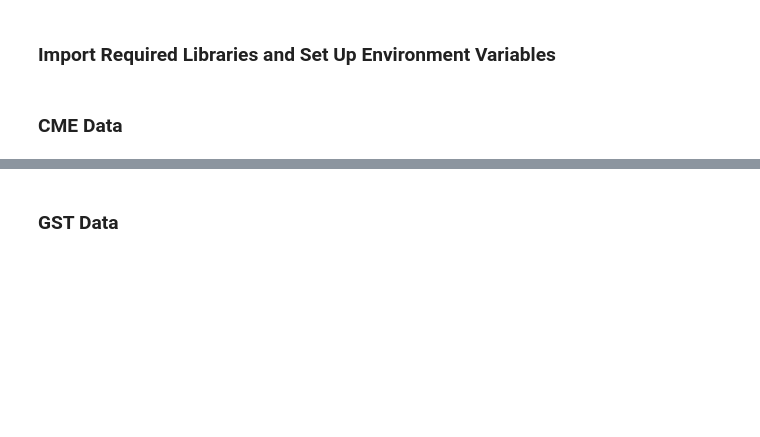
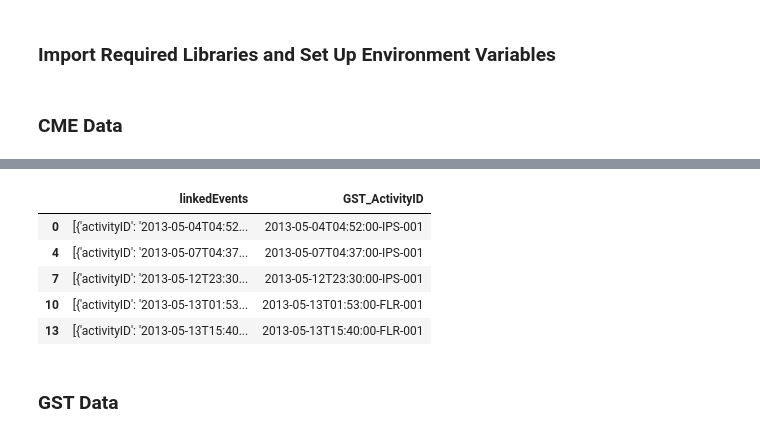
Before and after one commit to Armand57araujo/data-sourcing-challenge, a Jupyter notebook: retrieve_data.ipynb, the cells around one changed output, grey strips where cells are left out. Drawn from its saved outputs; the diff is of its cells as text; code cells hidden in the pictures; blank space fills up the shorter version.

```diff
--- a/retrieve_data.ipynb
+++ b/retrieve_data.ipynb
@@ -72,3 +176,24 @@ cme_json = cme_response.json()
 # Be sure to use a try and except block to handle errors
 
         # Log the error or print it for debugging
+
+
+# Function to extract 'activityID' from a dictionary
+def extract_activityID_from_dict(event_dict):
+    try:
+        # Attempt to extract the 'activityID' key from the dictionary
+        activity_id = event_dict['activityID']
+        return activity_id
+    except KeyError as e:
+        # Handle the case where the key 'activityID' is missing
+        print(f"KeyError: The key 'activityID' was not found in the dictionary. Error: {e}")
+        return None  # Return None if the key is missing
+    except Exception as e:
+        # Handle any other unexpected errors
+        print(f"An error occurred: {e}")
+        return None
+
+# Test the function on one event in the list
+for event in linkedEvents:
+    activity_id = extract_activityID_from_dict(event)
+    print(f"Extracted activityID: {activity_id}")
@@ -75,6 +202,18 @@ cme_json = cme_response.json()
 # %%
 # Apply this function to each row in the 'linkedEvents' column (you can use apply() and a lambda function)
 # and create a new column called 'GST_ActivityID' using loc indexer:
+
+cme_df['GST_ActivityID'] = cme_df['linkedEvents'].apply(lambda events: extract_activityID_from_dict(events[0]) if events else None)
+
+
+cme_df[['linkedEvents', 'GST_ActivityID']].head()
+# %% [output]
+|  | linkedEvents | GST_ActivityID |
+| 0 | [{'activityID': '2013-05-04T04:52... | 2013-05-04T04:52:00-IPS-001 |
+| 4 | [{'activityID': '2013-05-07T04:37... | 2013-05-07T04:37:00-IPS-001 |
+| 7 | [{'activityID': '2013-05-12T23:30... | 2013-05-12T23:30:00-IPS-001 |
+| 10 | [{'activityID': '2013-05-13T01:53... | 2013-05-13T01:53:00-FLR-001 |
+| 13 | [{'activityID': '2013-05-13T15:40... | 2013-05-13T15:40:00-FLR-001 |
 # %%
 # Remove rows with missing GST_ActivityID, since we can't assign them to GSTs:
 # %%
```
Also changed, not shown: parts of 9 cells of this notebook.
